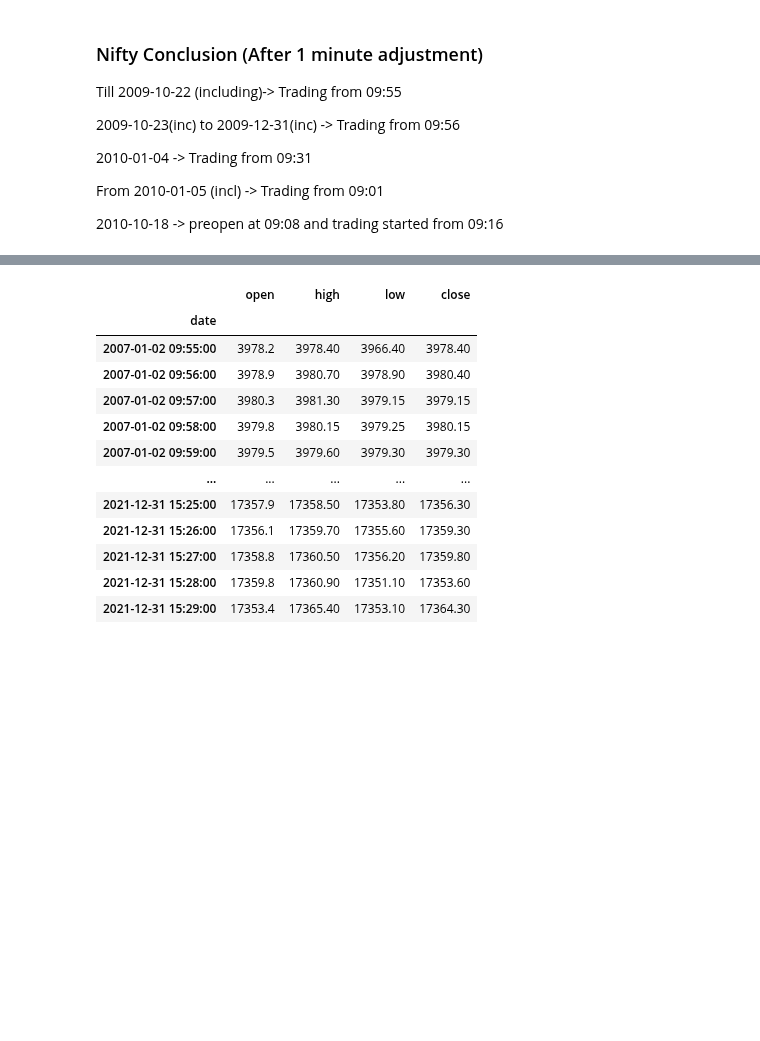
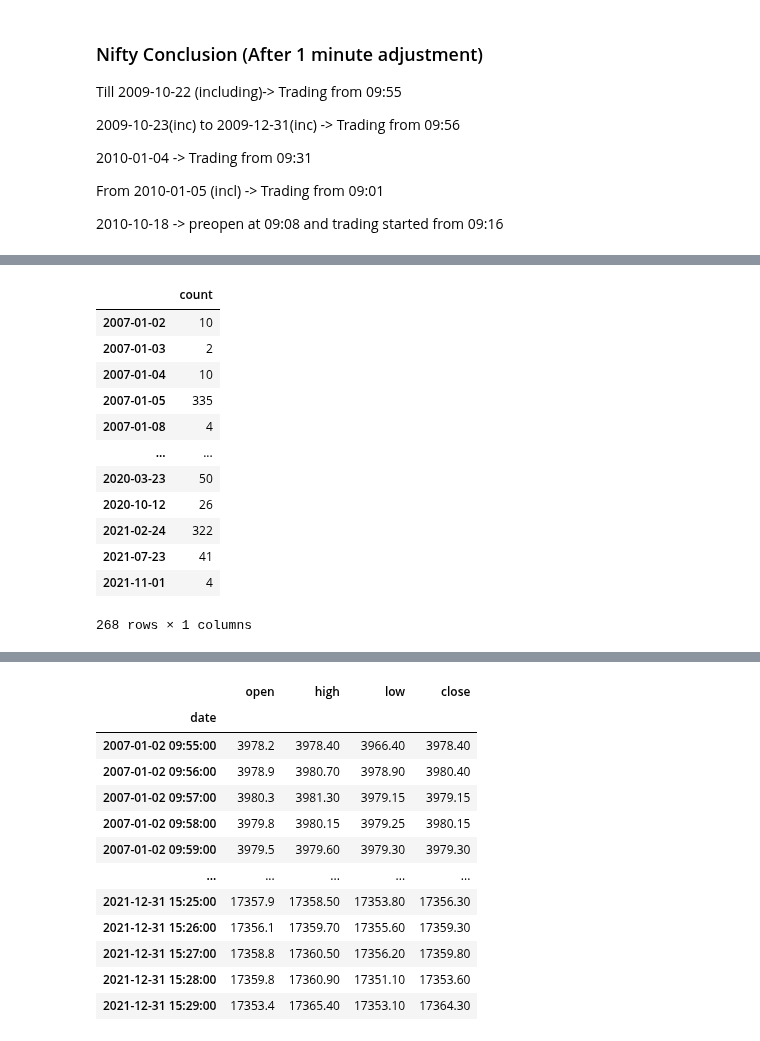
Before and after one commit to intilt/Intrade_ai, a Jupyter notebook: Notebooks/data_cleaning.ipynb, the cells around one changed output, grey strips where cells are left out. Cells and saved outputs as stored; diff of their text form; code cells hidden in the pictures; blank space fills up the shorter version.

```diff
--- a/Notebooks/data_cleaning.ipynb
+++ b/Notebooks/data_cleaning.ipynb
@@ -144,0 +174,18 @@ dtype: int64
+# %%
+#saving unique dates and counts in a csv file
+uniq_count = pd.DataFrame.from_dict(unique_dates_counts, orient='index', columns=['count'])
+uniq_count
+# %% [output]
+|  | count |
+| 2007-01-02 | 10 |
+| 2007-01-03 | 2 |
+| 2007-01-04 | 10 |
+| 2007-01-05 | 335 |
+| 2007-01-08 | 4 |
+| ... | ... |
+| 2020-03-23 | 50 |
+| 2020-10-12 | 26 |
+| 2021-02-24 | 322 |
+| 2021-07-23 | 41 |
+| 2021-11-01 | 4 |
+268 rows × 1 columns
```
Also changed, not shown: parts of 9 cells of this notebook.
